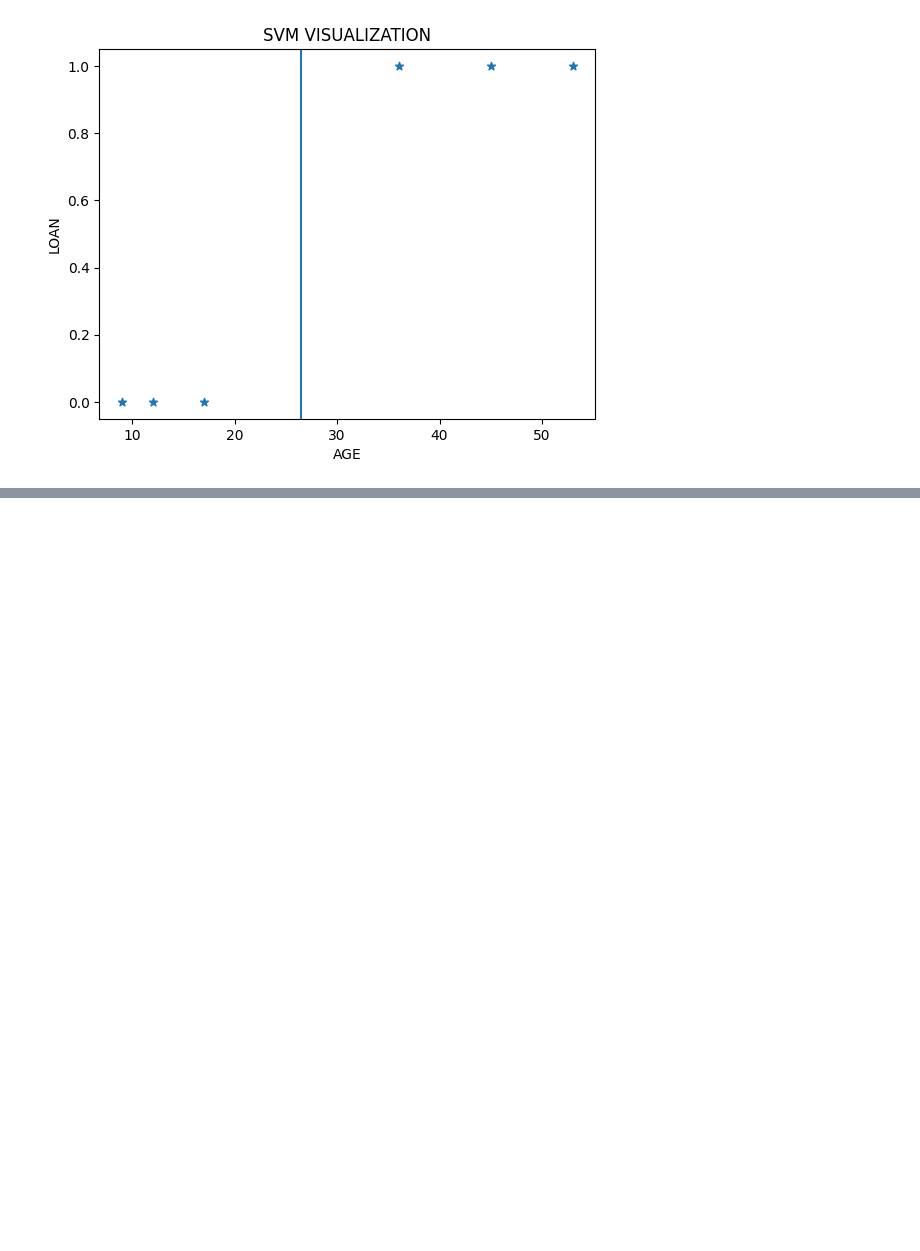
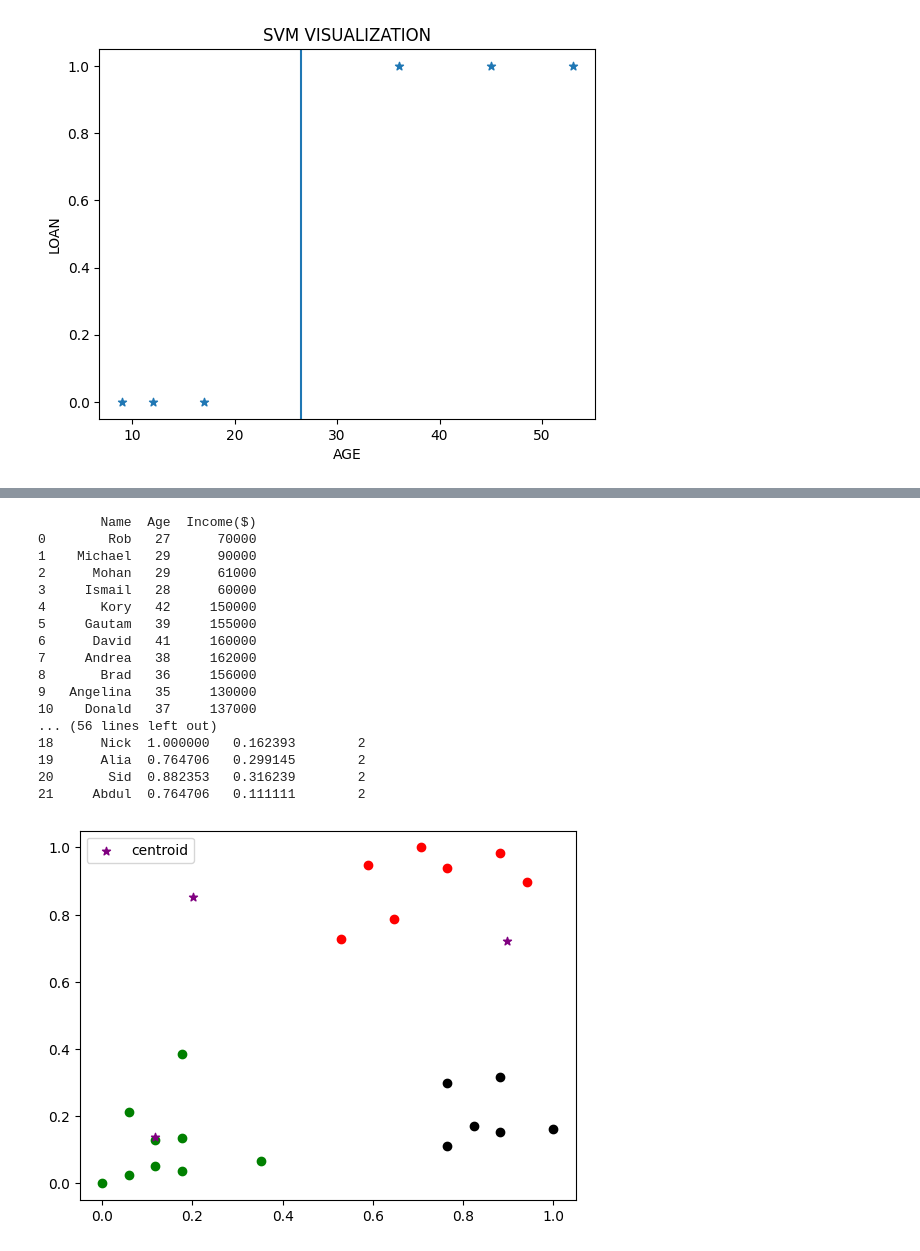
Before and after one commit to keerthimareedu3/keerthi, a Jupyter notebook: MACHINE_LEARNING.ipynb, the cells around one changed output, grey strips where cells are left out. Drawn from its saved outputs; the diff is of its cells as text; code cells hidden in the pictures; blank space fills up the shorter version.

```diff
--- a/MACHINE_LEARNING.ipynb
+++ b/MACHINE_LEARNING.ipynb
@@ -1581,0 +1590,52 @@ plt.show()
+# %%
+import pandas as pd
+from sklearn.cluster import KMeans
+import matplotlib.pyplot as plt
+from sklearn.preprocessing import MinMaxScaler
+df=pd.read_csv("income.csv")
+print(df)
+scaler=MinMaxScaler()
+scaler.fit(df[["Income($)"]])
+df["Income($)"]=scaler.transform(df[["Income($)"]])
+scaler.fit(df[["Age"]])
+df["Age"]=scaler.transform(df[["Age"]])
+km=KMeans(n_clusters=3)
+prediction=km.fit_predict(df[["Income($)","Age"]])
+print(prediction)
+df["Cluster"]=prediction
+print(df)
+df1 = df[df.Cluster==0]
+df2 = df[df.Cluster==1]
+df3 = df[df.Cluster==2]
+print(df1)
+print(df2)
+print(df3)
+plt.scatter(df1.Age,df1['Income($)'],color='green')
+plt.scatter(df2.Age,df2['Income($)'],color='red')
+plt.scatter(df3.Age,df3['Income($)'],color='black')
+
+plt.scatter(km.cluster_centers_[:, 0], km.cluster_centers_[:, 1],
+color='purple', marker='*',label='centroid')
+
+plt.legend()
+
+plt.show()
+# %% [output]
+        Name  Age  Income($)
+0        Rob   27      70000
+1    Michael   29      90000
+2      Mohan   29      61000
+3     Ismail   28      60000
+4       Kory   42     150000
+5     Gautam   39     155000
+6      David   41     160000
+7     Andrea   38     162000
+8       Brad   36     156000
+9   Angelina   35     130000
+10    Donald   37     137000
+... (56 lines left out)
+18      Nick  1.000000   0.162393        2
+19      Alia  0.764706   0.299145        2
+20       Sid  0.882353   0.316239        2
+21     Abdul  0.764706   0.111111        2
+[figure, added]
```
Also changed, not shown: parts of 6 cells of this notebook.
